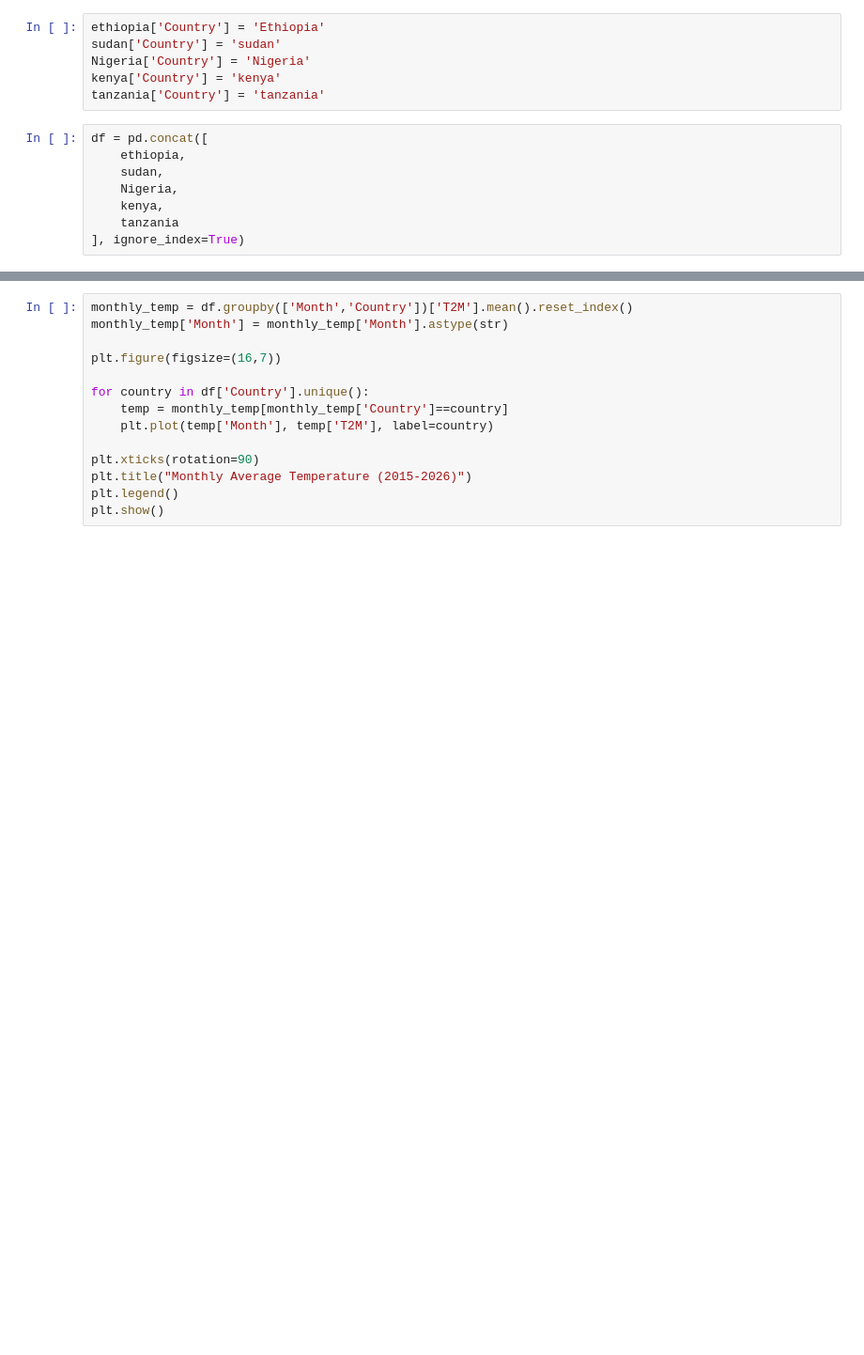
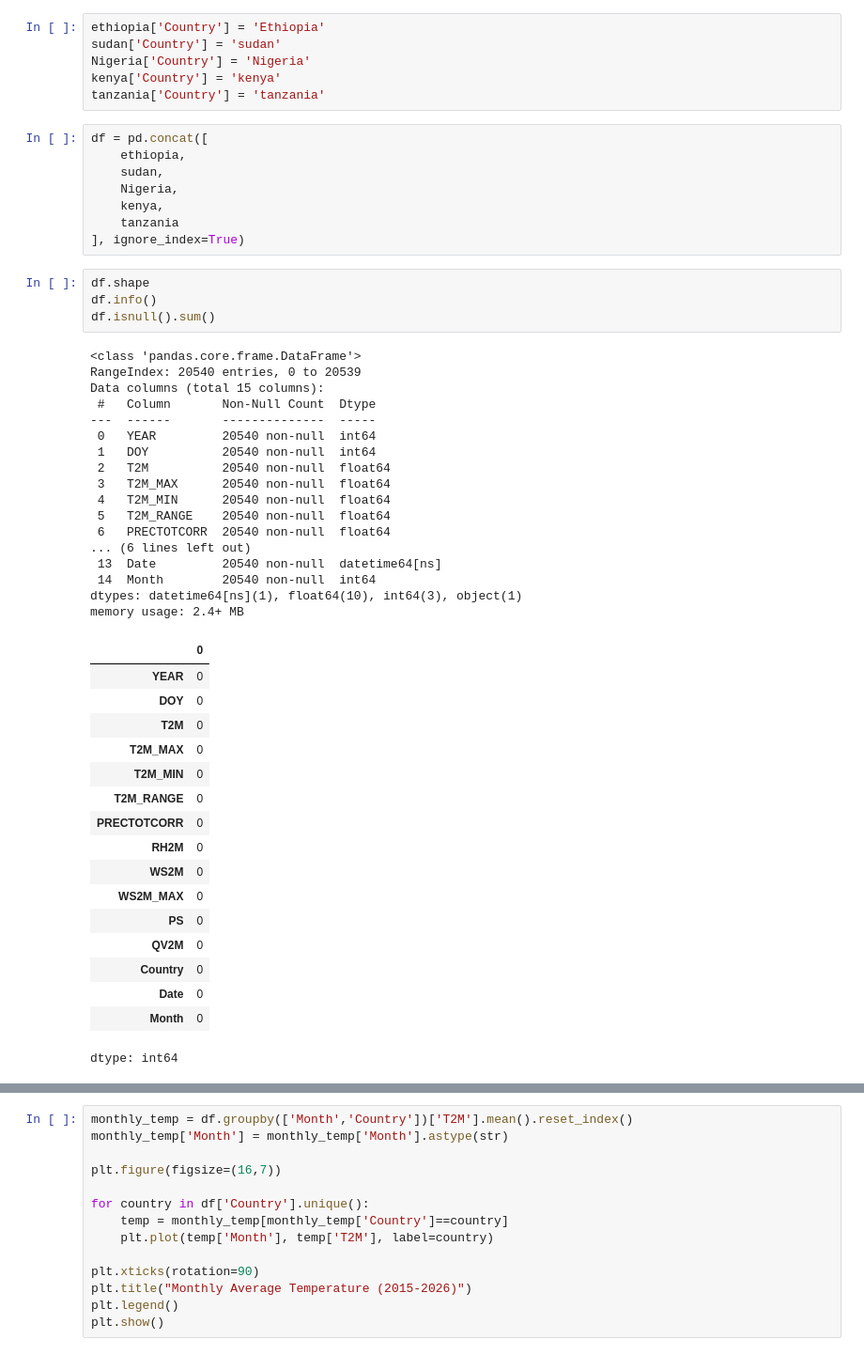
Before and after one commit to edent4313-star/climate-challenge-week0, a Jupyter notebook: compare_countries.ipynb, the cells around one changed output, grey strips where cells are left out. Shown at 94% size. Saved outputs shown, nothing was run; the diff lists cells and outputs as text; blank space fills up the shorter version.

```diff
--- a/compare_countries.ipynb
+++ b/compare_countries.ipynb
@@ -38,3 +38,42 @@ df = pd.concat([
     kenya,
     tanzania
 ], ignore_index=True)
+# %%
+df.shape
+df.info()
+df.isnull().sum()
+# %% [output]
+<class 'pandas.core.frame.DataFrame'>
+RangeIndex: 20540 entries, 0 to 20539
+Data columns (total 15 columns):
+ #   Column       Non-Null Count  Dtype
+---  ------       --------------  -----
+ 0   YEAR         20540 non-null  int64
+ 1   DOY          20540 non-null  int64
+ 2   T2M          20540 non-null  float64
+ 3   T2M_MAX      20540 non-null  float64
+ 4   T2M_MIN      20540 non-null  float64
+ 5   T2M_RANGE    20540 non-null  float64
+ 6   PRECTOTCORR  20540 non-null  float64
+... (6 lines left out)
+ 13  Date         20540 non-null  datetime64[ns]
+ 14  Month        20540 non-null  int64
+dtypes: datetime64[ns](1), float64(10), int64(3), object(1)
+memory usage: 2.4+ MB
+|  | 0 |
+| YEAR | 0 |
+| DOY | 0 |
+| T2M | 0 |
+| T2M_MAX | 0 |
+| T2M_MIN | 0 |
+| T2M_RANGE | 0 |
+| PRECTOTCORR | 0 |
+| RH2M | 0 |
+| WS2M | 0 |
+| WS2M_MAX | 0 |
+| PS | 0 |
+| QV2M | 0 |
+| Country | 0 |
+| Date | 0 |
+| Month | 0 |
+dtype: int64
```
Also changed, not shown: parts of 15 cells of this notebook.
